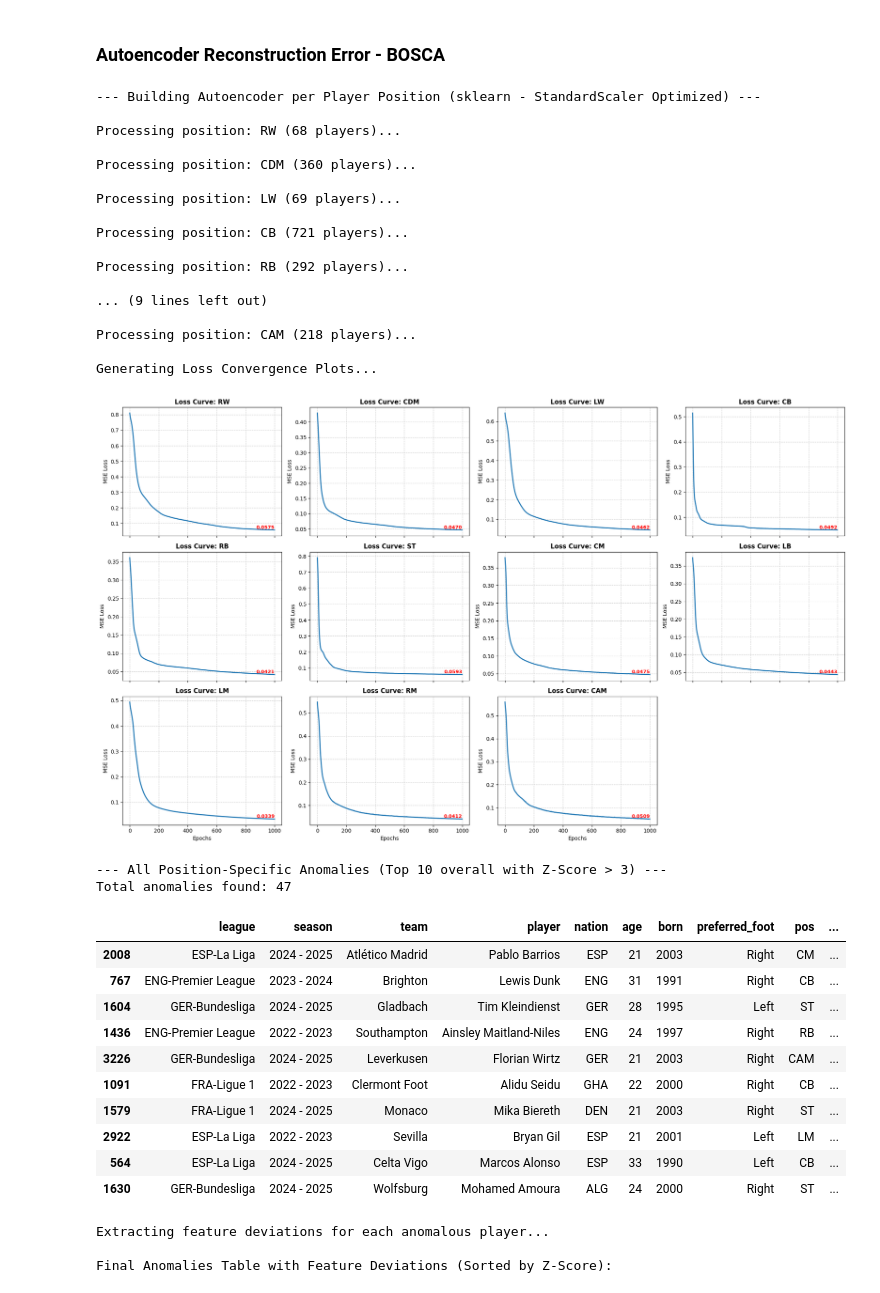
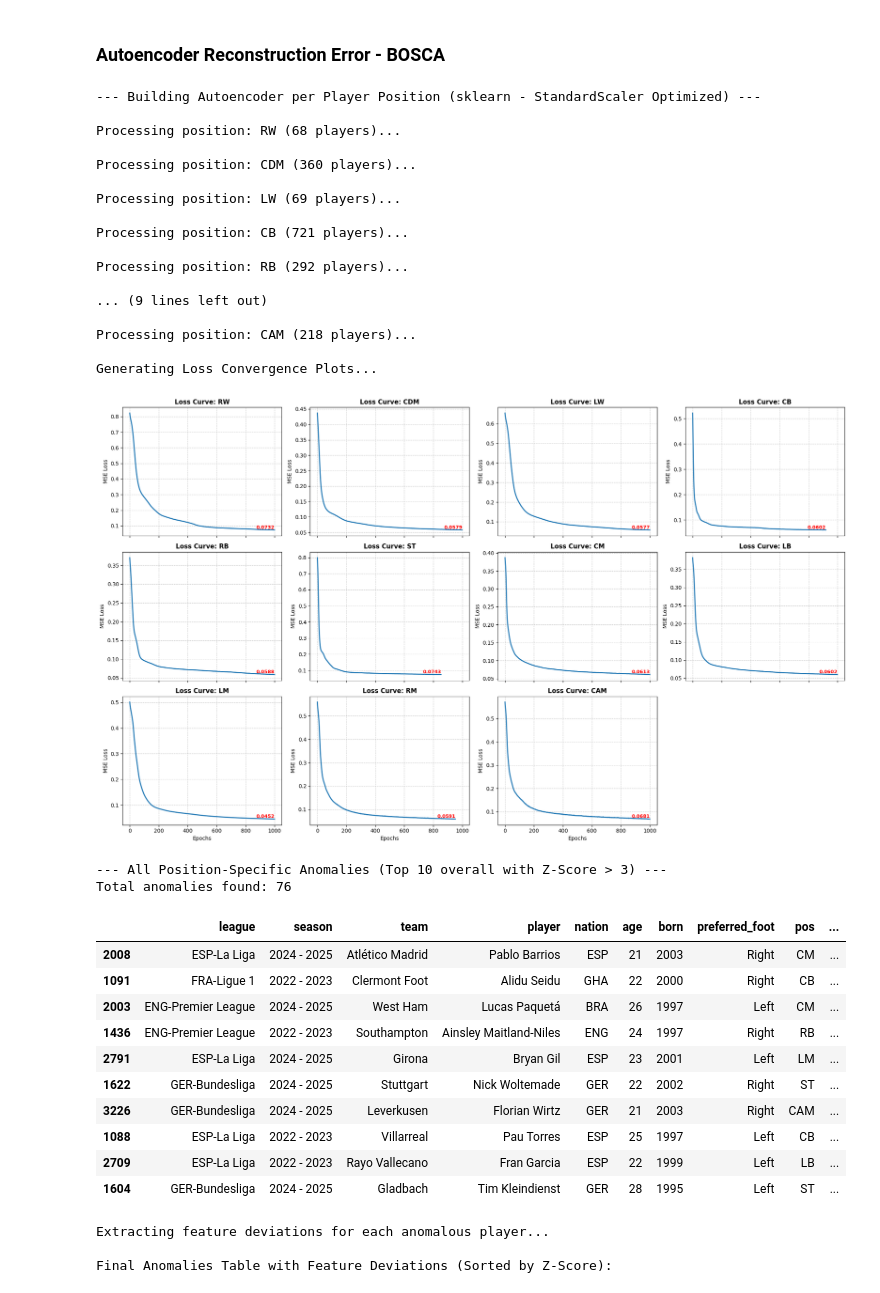
Before and after one commit to andreamurari/DataDriven_Soccer_Scouting, a Jupyter notebook: DataDriven_Soccer_Scouting.ipynb, the cells around one changed output. Cells and saved outputs as stored; diff of their text form; code cells hidden in the pictures.

Commit message:
Retrained Anomaly Det autoencoder with ReLU and loss functions

```diff
--- a/DataDriven_Soccer_Scouting.ipynb
+++ b/DataDriven_Soccer_Scouting.ipynb
@@ -1368,9 +1339,12 @@ for pos_name in unique_positions:
         hidden_layer_sizes=hidden_layers,
         activation='relu',
         solver='adam',
+        alpha=0.01,                # Regolarizzazione L2 ammorbidita (il giusto freno)
+        learning_rate_init=0.001,  # IL FIX: Torniamo al valore di default per passi corti e stabili
+        early_stopping=False,
+        tol=1e-5,
+        n_iter_no_change=20,       # Aspettiamo solo 20 epoche prima di chiudere (evita i rimbalzi)
         max_iter=1000,
-        n_iter_no_change=30,
-        tol=1e-5,
         random_state=42
     )
 
@@ -1436,51 +1410,51 @@ if all_reconstruction_errors_by_pos:
     df_all_position_anomalies = pd.concat(all_reconstruction_errors_by_pos, ignore_index=True)
 
     # Il tuo filtro per tenere solo le vere anomalie multivariate (Z-Score > 3)
-    df_all_position_anomalies = df_all_position_anomalies[df_all_position_anomalies['anomaly_score_z'] > 3]
+    df_all_position_anomalies = df_all_position_anomalies[df_all_position_anomalies['anomaly_score_z'] > 2.5]
 
-    print(f"\n--- All Position-Specific Anomalies (Top 10 overall with Z-Score > 3) ---")
+    print(f"\n--- All Position-Specific Anomalies (Top 10 overall with Z-Score > 2.5) ---")
     print(f"Total anomalies found: {len(df_all_position_anomalies)}")
 
     # Ordiniamo per l'anomalia standardizzata (Z-score) decrescente
     display(
         df_all_position_anomalies
         .sort_values(by='anomaly_score_z', ascending=False)
         .head(10)
     )
 else:
     print("\nNo models trained due to insufficient data.")
 # %% [output]
 --- Building Autoencoder per Player Position (sklearn - StandardScaler Optimized) ---
 
 Processing position: RW (68 players)...
 
 Processing position: CDM (360 players)...
 
 Processing position: LW (69 players)...
 
 Processing position: CB (721 players)...
 
 Processing position: RB (292 players)...
 
 ... (9 lines left out)
 
 Processing position: CAM (218 players)...
 
 Generating Loss Convergence Plots...
-[figure, old version]
+[figure, new version]
 --- All Position-Specific Anomalies (Top 10 overall with Z-Score > 3) ---
-Total anomalies found: 47
+Total anomalies found: 76
 |  | league | season | team | player | nation | age | born | preferred_foot | pos | ... |
 | 2008 | ESP-La Liga | 2024 - 2025 | Atlético Madrid | Pablo Barrios | ESP | 21 | 2003 | Right | CM | ... |
-| 767 | ENG-Premier League | 2023 - 2024 | Brighton | Lewis Dunk | ENG | 31 | 1991 | Right | CB | ... |
+| 1091 | FRA-Ligue 1 | 2022 - 2023 | Clermont Foot | Alidu Seidu | GHA | 22 | 2000 | Right | CB | ... |
+| 2003 | ENG-Premier League | 2024 - 2025 | West Ham | Lucas Paquetá | BRA | 26 | 1997 | Left | CM | ... |
+| 1436 | ENG-Premier League | 2022 - 2023 | Southampton | Ainsley Maitland-Niles | ENG | 24 | 1997 | Right | RB | ... |
+| 2791 | ESP-La Liga | 2024 - 2025 | Girona | Bryan Gil | ESP | 23 | 2001 | Left | LM | ... |
+| 1622 | GER-Bundesliga | 2024 - 2025 | Stuttgart | Nick Woltemade | GER | 22 | 2002 | Right | ST | ... |
+| 3226 | GER-Bundesliga | 2024 - 2025 | Leverkusen | Florian Wirtz | GER | 21 | 2003 | Right | CAM | ... |
+| 1088 | ESP-La Liga | 2022 - 2023 | Villarreal | Pau Torres | ESP | 25 | 1997 | Left | CB | ... |
+| 2709 | ESP-La Liga | 2022 - 2023 | Rayo Vallecano | Fran Garcia | ESP | 22 | 1999 | Left | LB | ... |
 | 1604 | GER-Bundesliga | 2024 - 2025 | Gladbach | Tim Kleindienst | GER | 28 | 1995 | Left | ST | ... |
-| 1436 | ENG-Premier League | 2022 - 2023 | Southampton | Ainsley Maitland-Niles | ENG | 24 | 1997 | Right | RB | ... |
-| 3226 | GER-Bundesliga | 2024 - 2025 | Leverkusen | Florian Wirtz | GER | 21 | 2003 | Right | CAM | ... |
-| 1091 | FRA-Ligue 1 | 2022 - 2023 | Clermont Foot | Alidu Seidu | GHA | 22 | 2000 | Right | CB | ... |
-| 1579 | FRA-Ligue 1 | 2024 - 2025 | Monaco | Mika Biereth | DEN | 21 | 2003 | Right | ST | ... |
-| 2922 | ESP-La Liga | 2022 - 2023 | Sevilla | Bryan Gil | ESP | 21 | 2001 | Left | LM | ... |
-| 564 | ESP-La Liga | 2024 - 2025 | Celta Vigo | Marcos Alonso | ESP | 33 | 1990 | Left | CB | ... |
-| 1630 | GER-Bundesliga | 2024 - 2025 | Wolfsburg | Mohamed Amoura | ALG | 24 | 2000 | Right | ST | ... |
 # %%
 def get_player_feature_deviations(player_idx, position, X_scaled, df_info_reset, features_original):
     """
```
Also changed, not shown: parts of 2 cells of this notebook.
